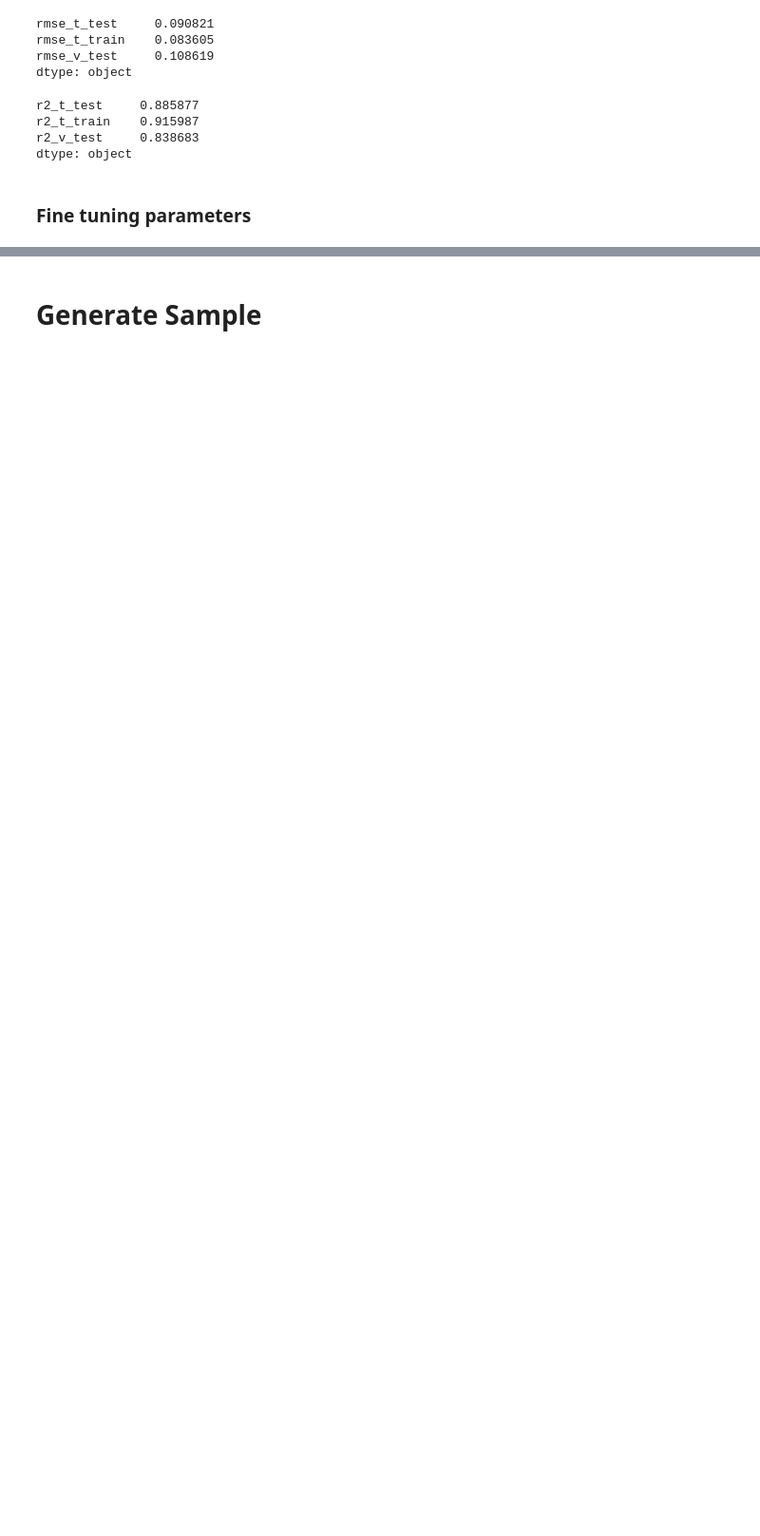
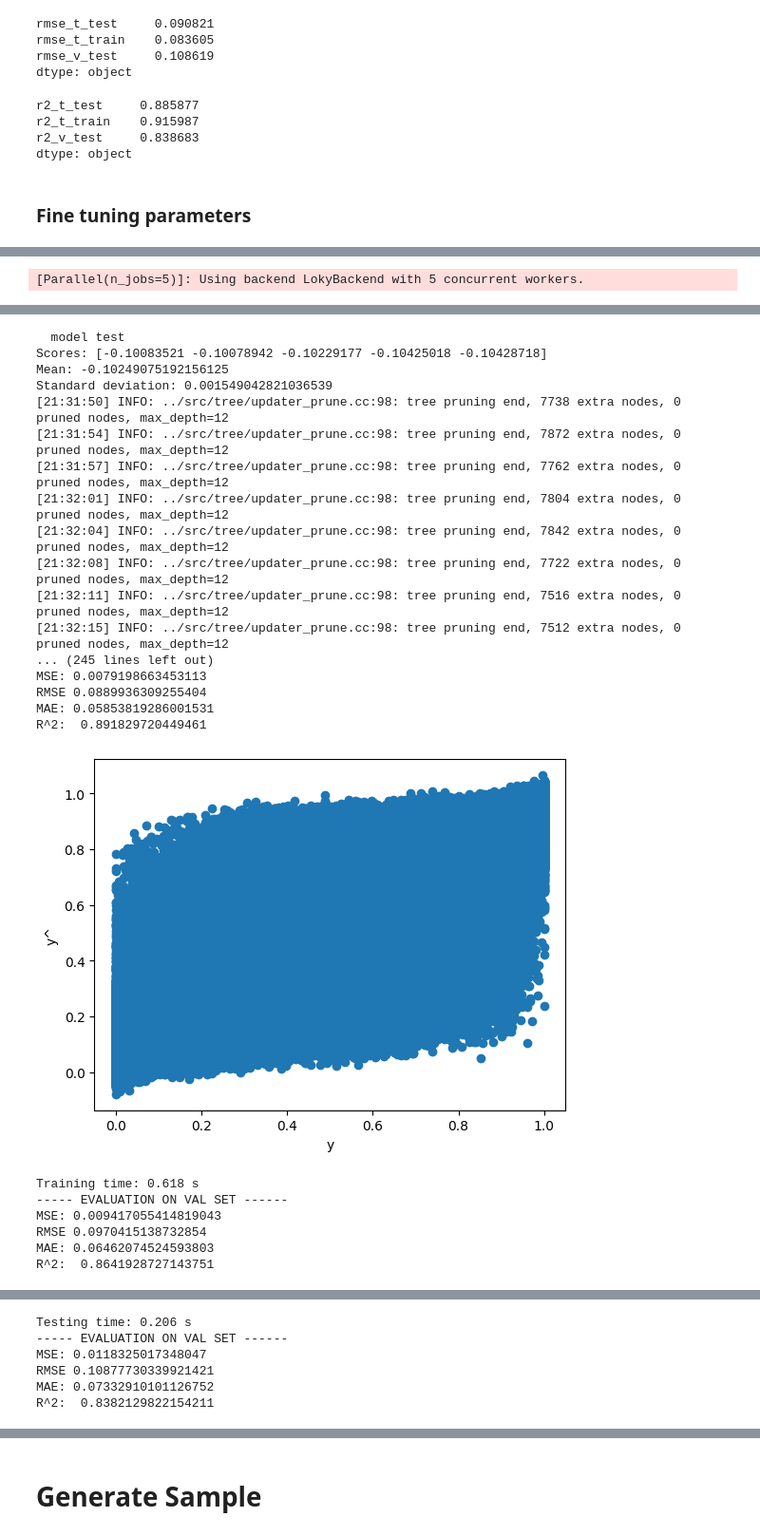
Before and after one commit to or1ol/CaptstoneProject, a Jupyter notebook: dades_complet_v1-6-Prediction-21-22-alladditionaldata.ipynb, the cells around one changed output, grey strips where cells are left out. Shown at 95% size. Cells and saved outputs as stored; diff of their text form; code cells hidden in the pictures; blank space fills up the shorter version.

```diff
--- a/dades_complet_v1-6-Prediction-21-22-alladditionaldata.ipynb
+++ b/dades_complet_v1-6-Prediction-21-22-alladditionaldata.ipynb
@@ -1607,2 +1577,0 @@ grid_search = GridSearchCV(
-# %%
-grid_search.fit(X_train_prepared[], y_train_prepared)
@@ -1628,0 +1636,10 @@ print_grid_result(results, 'param_max_depth')
+# %%
+# create an xgboost regression model
+xgboosting = XGBRegressor(
+    n_estimators=100,
+    max_depth=12,
+    max_leaves=0,
+    verbosity=2,
+    n_jobs=10,
+    random_state=config.seed
+)
@@ -1628,0 +1648,12 @@ print_grid_result(results, 'param_max_depth')
+# %%
+%%time
+
+test_model_train_val_test(
+    xgboosting,
+    (X_train_prepared, y_train_prepared),
+    (X_val_prepared, y_val_prepared),
+    (X_test_prepared,  y_test_prepared),
+    show=True
+)
+# %% [output]
+[Parallel(n_jobs=5)]: Using backend LokyBackend with 5 concurrent workers.
@@ -1628,0 +1680,24 @@ print_grid_result(results, 'param_max_depth')
+  model test
+Scores: [-0.10083521 -0.10078942 -0.10229177 -0.10425018 -0.10428718]
+Mean: -0.10249075192156125
+Standard deviation: 0.001549042821036539
+[21:31:50] INFO: ../src/tree/updater_prune.cc:98: tree pruning end, 7738 extra nodes, 0 pruned nodes, max_depth=12
+[21:31:54] INFO: ../src/tree/updater_prune.cc:98: tree pruning end, 7872 extra nodes, 0 pruned nodes, max_depth=12
+[21:31:57] INFO: ../src/tree/updater_prune.cc:98: tree pruning end, 7762 extra nodes, 0 pruned nodes, max_depth=12
+[21:32:01] INFO: ../src/tree/updater_prune.cc:98: tree pruning end, 7804 extra nodes, 0 pruned nodes, max_depth=12
+[21:32:04] INFO: ../src/tree/updater_prune.cc:98: tree pruning end, 7842 extra nodes, 0 pruned nodes, max_depth=12
+[21:32:08] INFO: ../src/tree/updater_prune.cc:98: tree pruning end, 7722 extra nodes, 0 pruned nodes, max_depth=12
+[21:32:11] INFO: ../src/tree/updater_prune.cc:98: tree pruning end, 7516 extra nodes, 0 pruned nodes, max_depth=12
+[21:32:15] INFO: ../src/tree/updater_prune.cc:98: tree pruning end, 7512 extra nodes, 0 pruned nodes, max_depth=12
+... (245 lines left out)
+MSE: 0.0079198663453113
+RMSE 0.0889936309255404
+MAE: 0.05853819286001531
+R^2:  0.891829720449461
+[figure, added]
+Training time: 0.618 s
+----- EVALUATION ON VAL SET ------
+MSE: 0.009417055414819043
+RMSE 0.0970415138732854
+MAE: 0.06462074524593803
+R^2:  0.8641928727143751
@@ -1628,0 +1705,6 @@ print_grid_result(results, 'param_max_depth')
+Testing time: 0.206 s
+----- EVALUATION ON VAL SET ------
+MSE: 0.0118325017348047
+RMSE 0.10877730339921421
+MAE: 0.07332910101126752
+R^2:  0.8382129822154211
```
Also changed, not shown: parts of 46 cells of this notebook.
